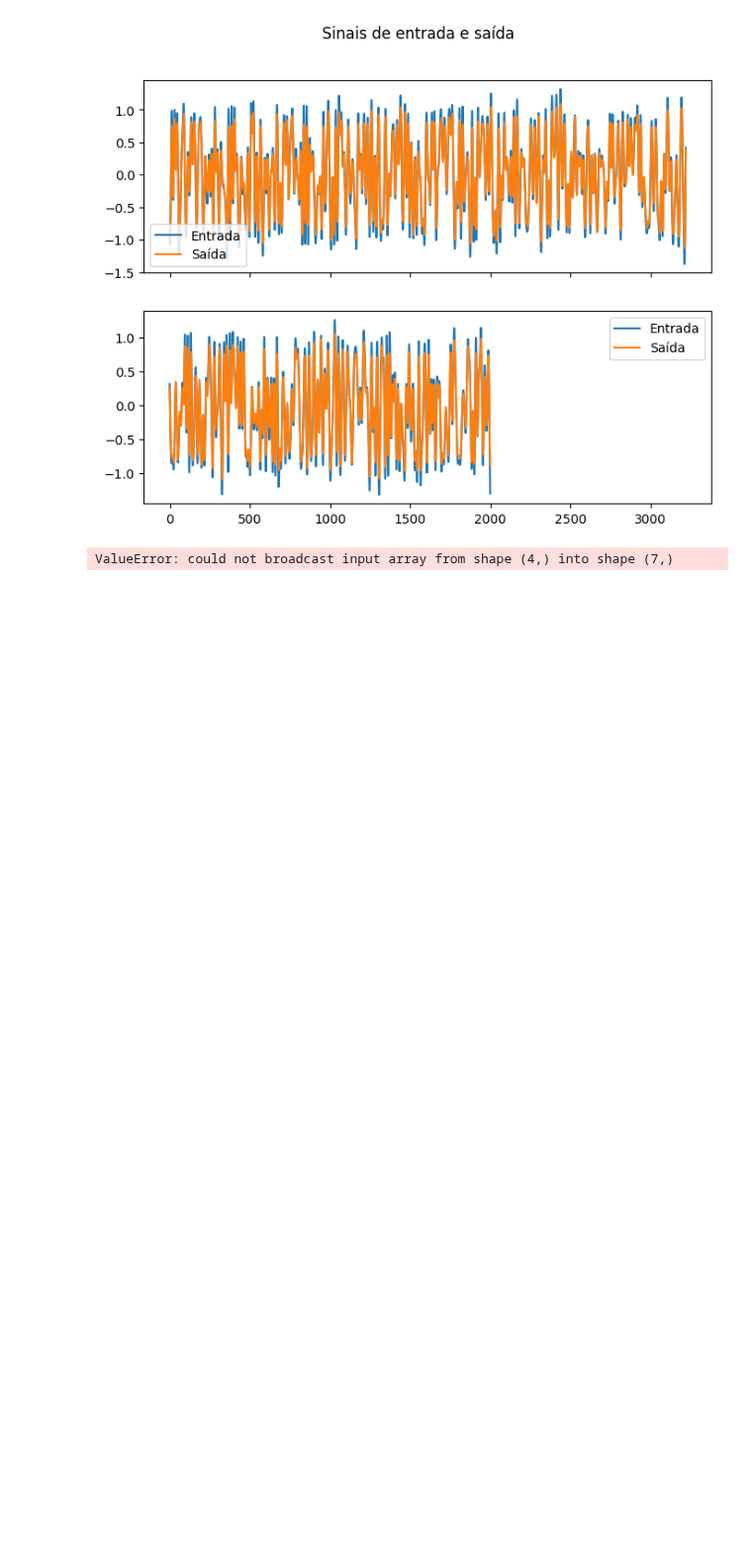
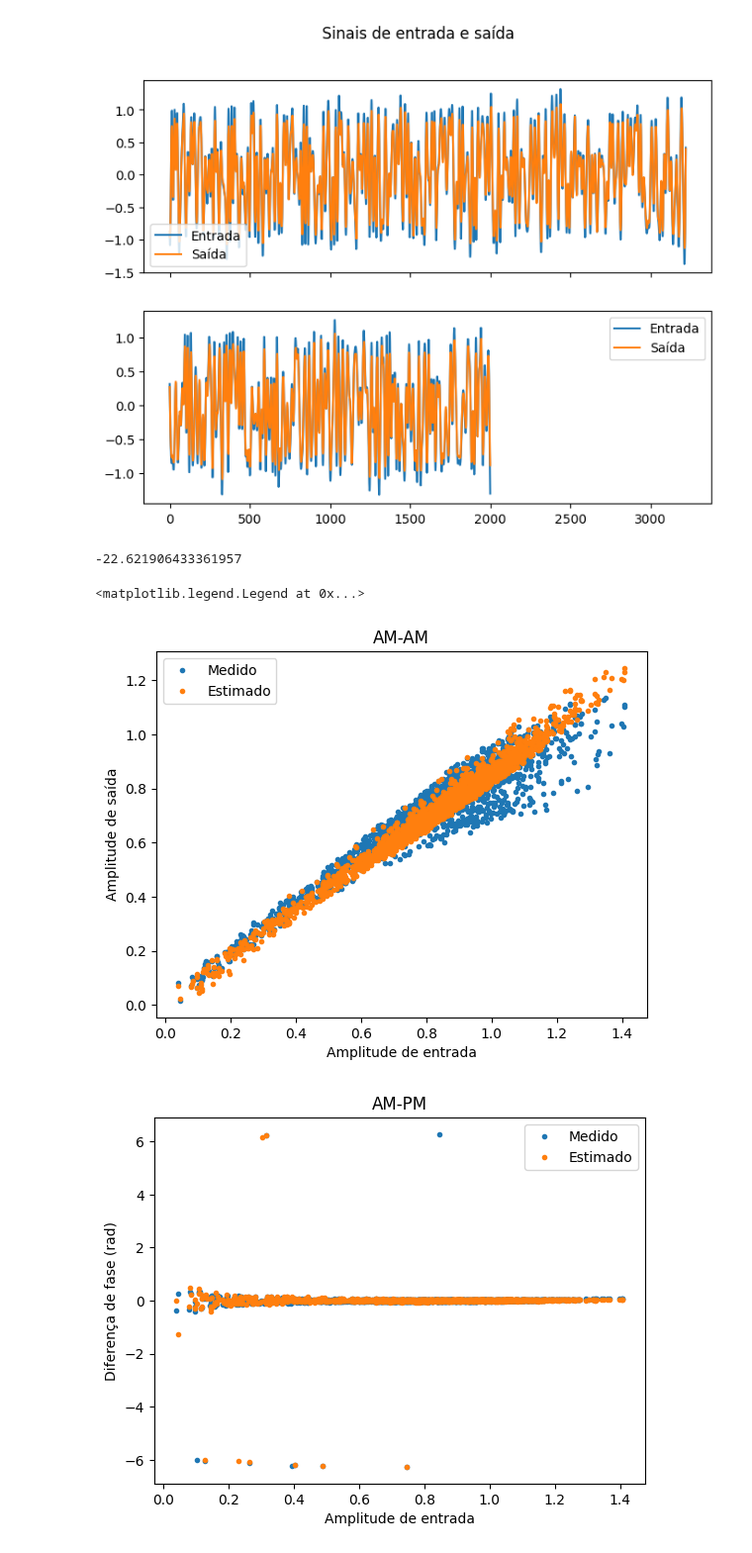
Before and after one commit to Je-Leo-AS/DPD, a Jupyter notebook: Atividade 3/MP.ipynb, the cells around one changed output. Shown at 99% size. Drawn from its saved outputs; the diff is of its cells as text; code cells hidden in the pictures; blank space fills up the shorter version.

```diff
--- a/Atividade 3/MP.ipynb
+++ b/Atividade 3/MP.ipynb
@@ -31,36 +46,41 @@ plt.show()
 # %%
-import matplotlib.pyplot as plt
-import numpy as np
-def XX_MAT(in_data, P, M):
-    n = len(in_data) # número total de amostras
-    XX = np.zeros((n - M, P))
-    for i in range(M, n):
-        XX[i-M, 0] = in_data[i]
-        for j in range(1, P):
-            XX[i-M, j] = in_data[i-j] ** j
+# Matriz de entrada XX para o conjunto de dados de validação
+XX_val = np.zeros((n_val - M, 2*P), dtype=np.complex128)
+for i in range(M, n_val):
+    XX_val[i-M, 0] = in_data_val[i]
+    for j in range(1, P):
+        XX_val[i-M, 2*j-1] = in_data_val[i-j].real ** j
+        XX_val[i-M, 2*j] = in_data_val[i-j].imag ** j
-# %%
-XX
-# %% [output]
-ValueError: could not broadcast input array from shape (4,) into shape (7,)
+# %%
+# Coeficientes do modelo MP
+coefficients, _, _, _ = np.linalg.lstsq(XX_ext, out_data_ext[M:], rcond=None)
+
+# Saída estimada para o conjunto de dados de validação
+predicted_val = XX_val @ coefficients
 # %%
-NMSE = 10*np.log10(np.sum(np.abs(out_validation-out_estimated)**2) / np.sum(np.abs(out_validation)**2))
-NMSE
+nmse = 10*np.log10(np.mean(np.abs(out_data_val[M:] - predicted_val) ** 2) / np.mean(np.abs(out_data_val[M:]) ** 2))
+
+nmse
+# %% [output]
+-22.621906433361957
 # %%
-
-# Plotando o gráfico AM-AM para os dados medidos e estimados
+# Gráficos AM-AM e AM-PM
 plt.figure()
-plt.plot(np.abs(in_validation), np.abs(out_validation), 'r.', markersize=10)
-plt.plot(np.abs(in_validation), np.abs(out_estimated), 'b.', markersize=10)
+plt.plot(np.abs(in_data_val[M:]), np.abs(out_data_val[M:]), '.', label='Medido')
+plt.plot(np.abs(in_data_val[M:]), np.abs(predicted_val), '.', label='Estimado')
 plt.xlabel('Amplitude de entrada')
 plt.ylabel('Amplitude de saída')
-plt.legend(['Dados medidos', 'Dados estimados'])
-plt.title('Gráfico AM-AM')
+plt.title('AM-AM')
+plt.legend()
 
-# Plotando o gráfico AM-PM para os dados medidos e estimados
 plt.figure()
-plt.plot(np.abs(in_validation), np.angle(out_validation)-np.angle(in_validation), 'r.', markersize=10)
-plt.plot(np.abs(in_validation), np.angle(out_estimated)-np.angle(in_validation), 'b.', markersize=10)
+plt.plot(np.abs(in_data_val[M:]), np.angle(out_data_val[M:])-np.angle(in_data_val[M:]), '.', label='Medido')
+plt.plot(np.abs(in_data_val[M:]), np.angle(predicted_val)-np.angle(in_data_val[M:]), '.', label='Estimado')
 plt.xlabel('Amplitude de entrada')
-plt.ylabel('Diferença de fase entre saída e entrada')
-plt.legend(['Dados medidos', 'Dados estimados'])
-plt.title('Gráfico AM-PM')
+plt.ylabel('Diferença de fase (rad)')
+plt.title('AM-PM')
+plt.legend()
+# %% [output]
+<matplotlib.legend.Legend at 0x...>
+[figure, added]
+[figure, added]
```
Also changed, not shown: parts of 3 cells of this notebook.
